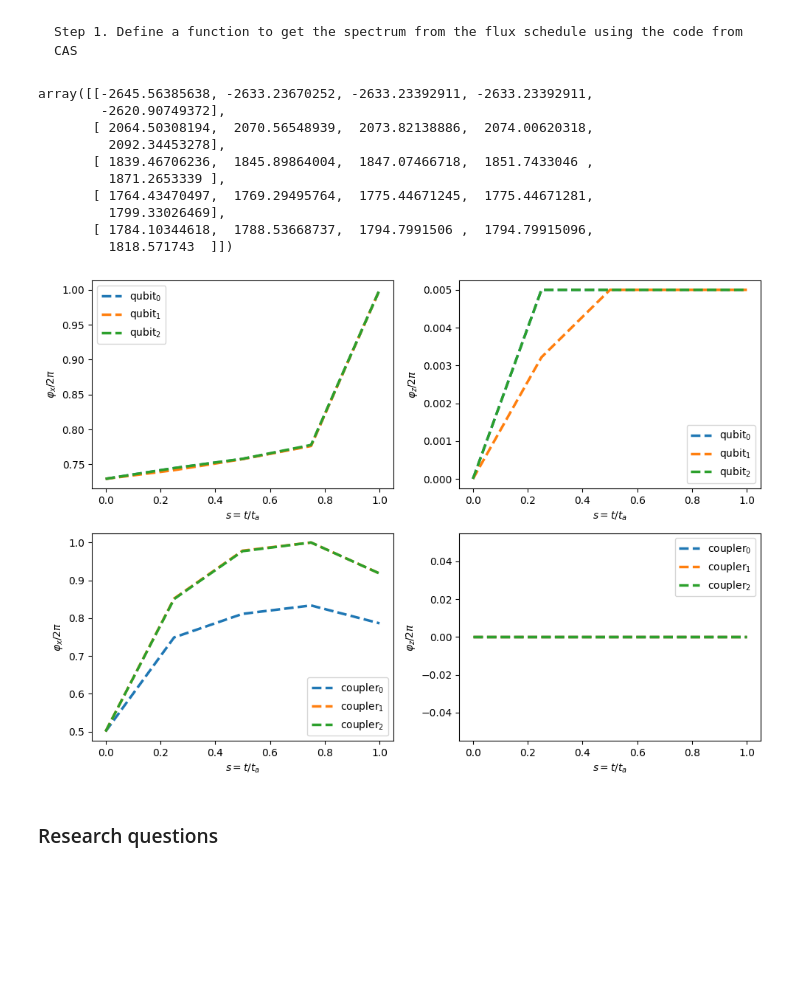
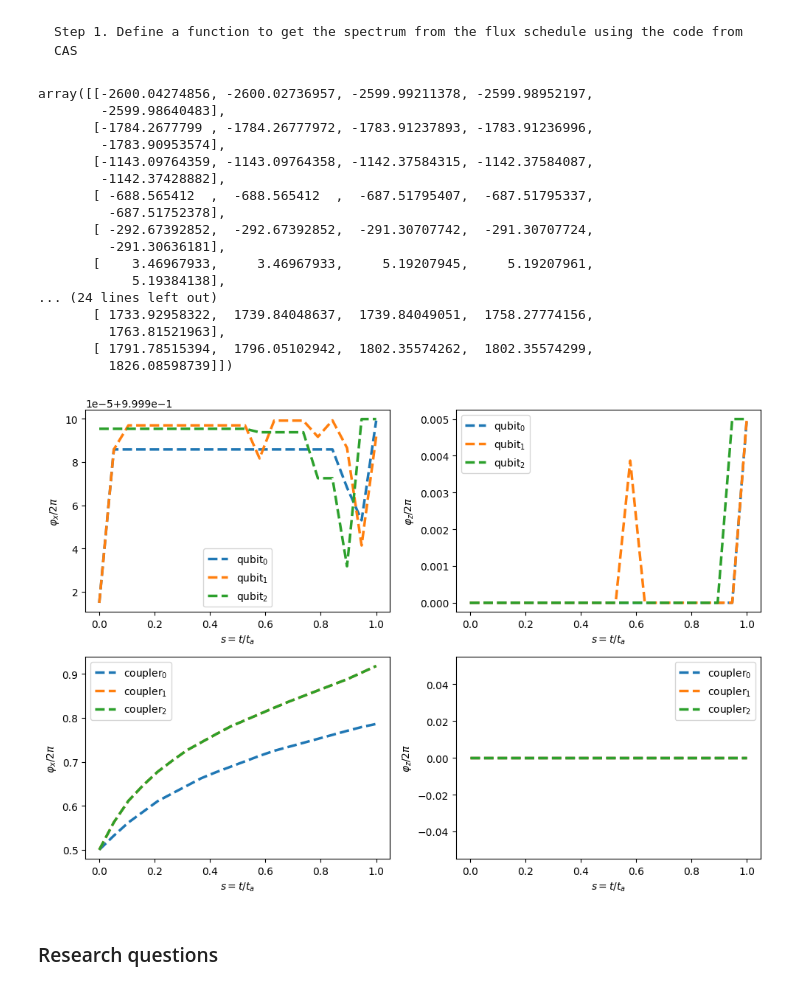
Before and after one commit to Piwakk/-F-PA-M-ETH-Hackathon, a Jupyter notebook: challenge_description/problem.ipynb, the cells around one changed output. Drawn from its saved outputs; the diff is of its cells as text; code cells hidden in the pictures; blank space fills up the shorter version.

```diff
--- a/challenge_description/problem.ipynb
+++ b/challenge_description/problem.ipynb
@@ -882,9 +882,9 @@ circuit = cas.AnnealingCircuit(circuit_elements, m_mat, trunc_vec)
 # initialization hamiltonian
 h0 = {
     'i': 0.0,
-    'x_0': 1.0,
-    'x_1': 1.0,
-    'x_2': 1.0,
+    'x_0': -1.0,
+    'x_1': -1.0,
+    'x_2': -1.0,
     'z_0': 0.0,
     'z_1': 0.0,
     'z_2': 0.0,
@@ -948,5 +948,5 @@ def exponential_schedule(lam):
     return _schedule
 
 
-ising_linear = get_schedule(h0, hf, points=5, schedule=linear_schedule())
-ising_exponential = get_schedule(h0, hf, points=5, schedule=exponential_schedule(lam=5))
+ising_linear = get_schedule(h0, hf, points=20, schedule=linear_schedule())
+ising_exponential = get_schedule(h0, hf, points=20, schedule=exponential_schedule(lam=5))
@@ -968,6 +975,7 @@ def get_fluxes(ising_schedule: dict[str, int | np.ndarray], optimizer: str) ->
     flux_dict = circuit.get_custom_fluxes_pwsw(ising_schedule, verbose=True, optimizer_method=optimizer)
     return flux_dict
 
-fluxes = get_fluxes(ising_linear, "nelder")
+fluxes = get_fluxes(ising_linear, "leastsq")
+fluxes
 # %% [output]
 calculating qubit biases for qubit 1 of 3
@@ -1030,53 +1052,60 @@ def get_schedule_spectrum(flux_dict: dict[str, int | np.ndarray], levels: int) -
 spectrum = get_schedule_spectrum(fluxes, levels=5)
 spectrum
 # %% [output]
-array([[-2645.56385638, -2633.23670252, -2633.23392911, -2633.23392911,
-        -2620.90749372],
-       [ 2064.50308194,  2070.56548939,  2073.82138886,  2074.00620318,
-         2092.34453278],
-       [ 1839.46706236,  1845.89864004,  1847.07466718,  1851.7433046 ,
-         1871.2653339 ],
-       [ 1764.43470497,  1769.29495764,  1775.44671245,  1775.44671281,
-         1799.33026469],
-       [ 1784.10344618,  1788.53668737,  1794.7991506 ,  1794.79915096,
-         1818.571743  ]])
+array([[-2600.04274856, -2600.02736957, -2599.99211378, -2599.98952197,
+        -2599.98640483],
+       [-1784.2677799 , -1784.26777972, -1783.91237893, -1783.91236996,
+        -1783.90953574],
+       [-1143.09764359, -1143.09764358, -1142.37584315, -1142.37584087,
+        -1142.37428882],
+       [ -688.565412  ,  -688.565412  ,  -687.51795407,  -687.51795337,
+         -687.51752378],
+       [ -292.67392852,  -292.67392852,  -291.30707742,  -291.30707724,
+         -291.30636181],
+       [    3.46967933,     3.46967933,     5.19207945,     5.19207961,
+            5.19384138],
+... (24 lines left out)
+       [ 1733.92958322,  1739.84048637,  1739.84049051,  1758.27774156,
+         1763.81521963],
+       [ 1791.78515394,  1796.05102942,  1802.35574262,  1802.35574299,
+         1826.08598739]])
 # %%
 plt.clf();
 fig = plt.figure(num=1);
 fig.set_size_inches((10, 7))
 
-s = linear_schedule()(0, 1, 5)
+s = linear_schedule()(0, 1, 20)
 
 ax1 = plt.subplot(2, 2, 1)
 for i, qubit_index in enumerate(circuit.qubit_indices):
     plt.plot(s, fluxes["phix_"+str(qubit_index)]/2/np.pi, '--', color="C{0:d}".format(i), lw=2.5, label=r"qubit$_{0:d}$".format(i),)
     plt.xlabel(r"$s=t/t_a$"); plt.ylabel(r"$\varphi_x/2\pi$")
     plt.legend()
 
 ax2 = plt.subplot(2, 2, 2)
 for i, qubit_index in enumerate(circuit.qubit_indices):
     plt.plot(s, fluxes["phiz_"+str(qubit_index)]/2/np.pi, '--', color="C{0:d}".format(i), lw=2.5, label=r"qubit$_{0:d}$".format(i))
     plt.xlabel(r"$s=t/t_a$"); plt.ylabel(r"$\varphi_z/2\pi$")
     plt.legend()
 
 ax3 = plt.subplot(2, 2, 3)
 
 for i, coupler_index in enumerate(circuit.coupler_indices):
     plt.plot(s, fluxes["phix_"+str(coupler_index)]/2/np.pi, '--', color="C{0:d}".format(i), lw=2.5, label=r"coupler$_{0:d}$".format(i))
     plt.xlabel(r"$s=t/t_a$"); plt.ylabel(r"$\varphi_x/2\pi$")
     plt.legend()
 
 ax4 = plt.subplot(2, 2, 4)
 for i, coupler_index in enumerate(circuit.coupler_indices):
     plt.plot(s, fluxes["phiz_"+str(coupler_index)]/2/np.pi, '--', color="C{0:d}".format(i), lw=2.5, label=r"coupler$_{0:d}$".format(i))
     plt.xlabel(r"$s=t/t_a$"); plt.ylabel(r"$\varphi_z/2\pi$")
     plt.legend()
 
 
 plt.tight_layout()
 plt.show()
 # %% [output]
-[figure, old version]
+[figure, new version]
 # %% [markdown]
 ### Research questions
 # %% [markdown]
```
Also changed, not shown: parts of 9 cells of this notebook.
